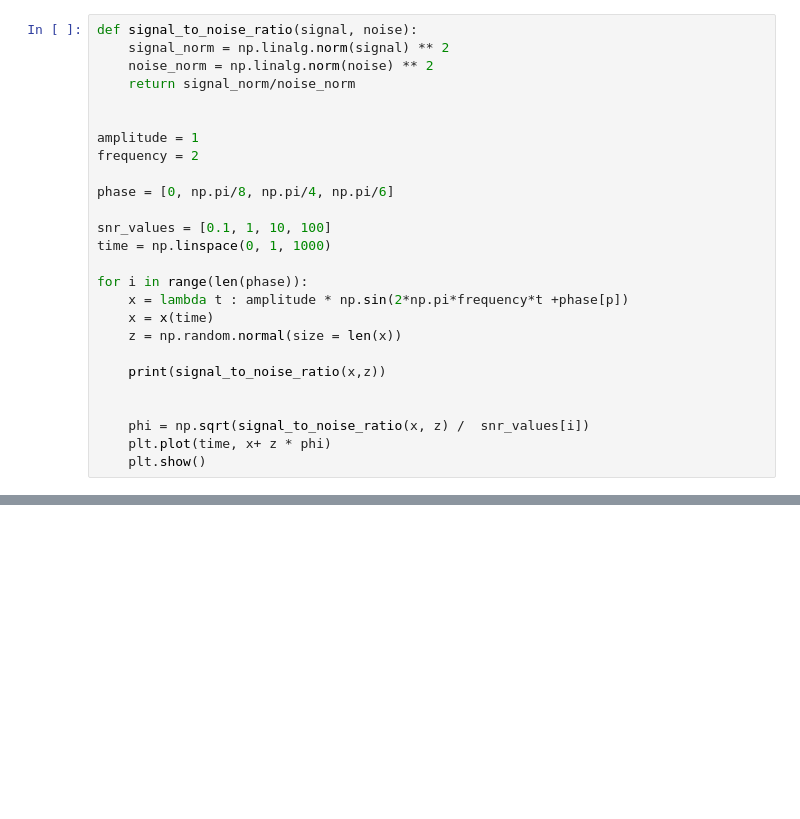
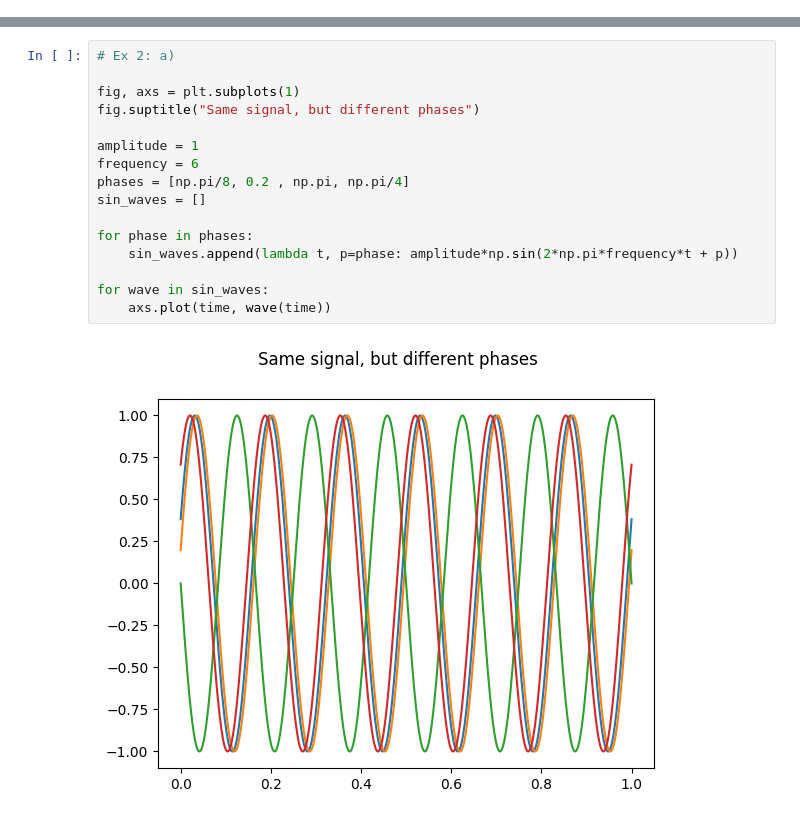
Before and after one commit to visanalexandru/SignalProcessing, a Jupyter notebook: Lab2/lab2.ipynb, the cells around one changed output, grey strips where cells are left out. Saved outputs shown, nothing was run; the diff lists cells and outputs as text; blank space fills up the shorter version.

```diff
--- a/Lab2/lab2.ipynb
+++ b/Lab2/lab2.ipynb
@@ -22,26 +28,0 @@ plt.show()
-# %%
-def signal_to_noise_ratio(signal, noise):
-    signal_norm = np.linalg.norm(signal) ** 2
-    noise_norm = np.linalg.norm(noise) ** 2
-    return signal_norm/noise_norm
-
-
-amplitude = 1
-frequency = 2
-
-phase = [0, np.pi/8, np.pi/4, np.pi/6]
-
-snr_values = [0.1, 1, 10, 100]
-time = np.linspace(0, 1, 1000)
-
-for i in range(len(phase)):
-    x = lambda t : amplitude * np.sin(2*np.pi*frequency*t +phase[p])
-    x = x(time)
-    z = np.random.normal(size = len(x))
-
-    print(signal_to_noise_ratio(x,z))
-
-
-    phi = np.sqrt(signal_to_noise_ratio(x, z) /  snr_values[i])
-    plt.plot(time, x+ z * phi)
-    plt.show()
@@ -56,0 +29,18 @@ for i in range(len(phase)):
+# %%
+# Ex 2: a)
+
+fig, axs = plt.subplots(1)
+fig.suptitle("Same signal, but different phases")
+
+amplitude = 1
+frequency = 6
+phases = [np.pi/8, 0.2 , np.pi, np.pi/4]
+sin_waves = []
+
+for phase in phases:
+    sin_waves.append(lambda t, p=phase: amplitude*np.sin(2*np.pi*frequency*t + p))
+
+for wave in sin_waves:
+    axs.plot(time, wave(time))
+# %% [output]
+[figure, added]
```
Also changed, not shown: parts of 17 cells of this notebook.
